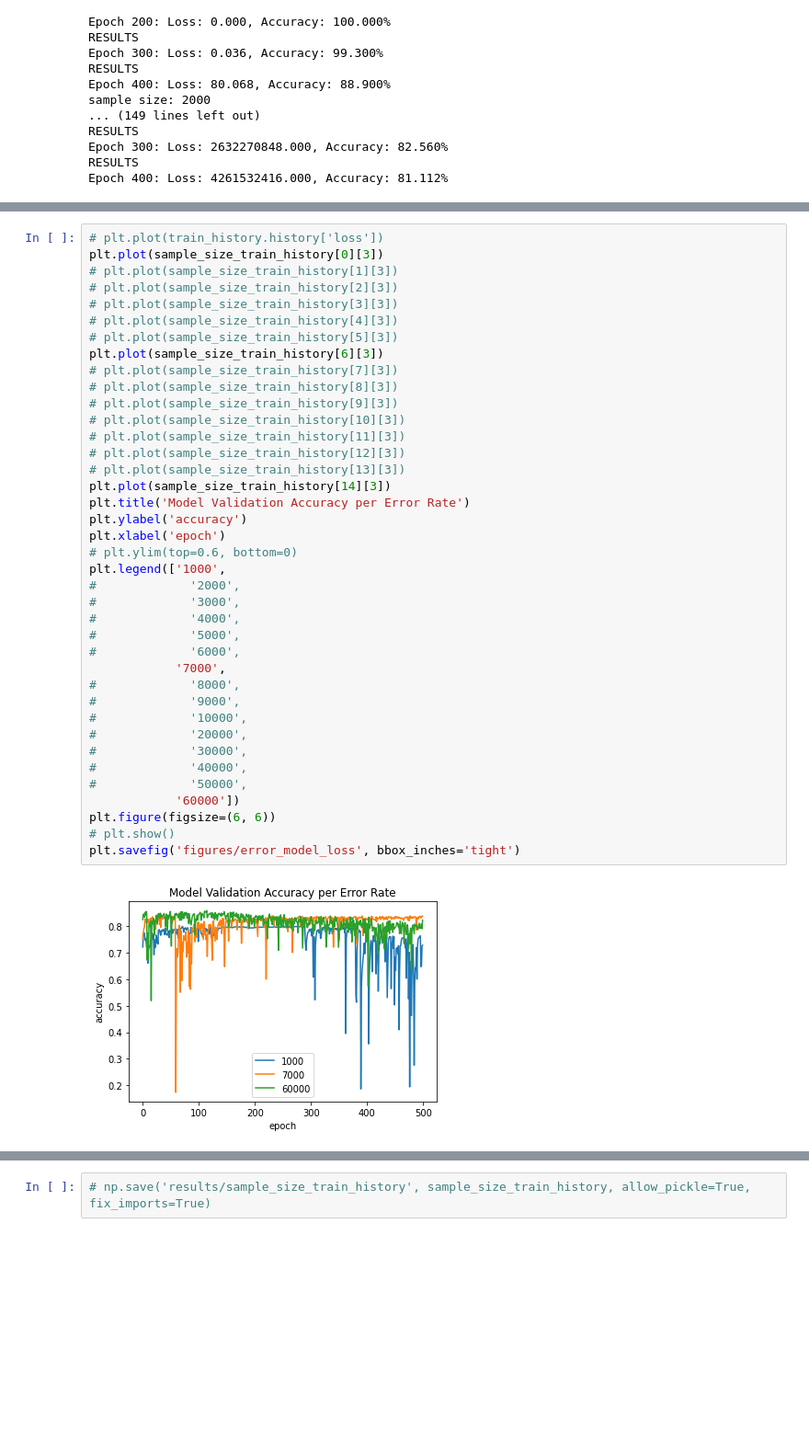
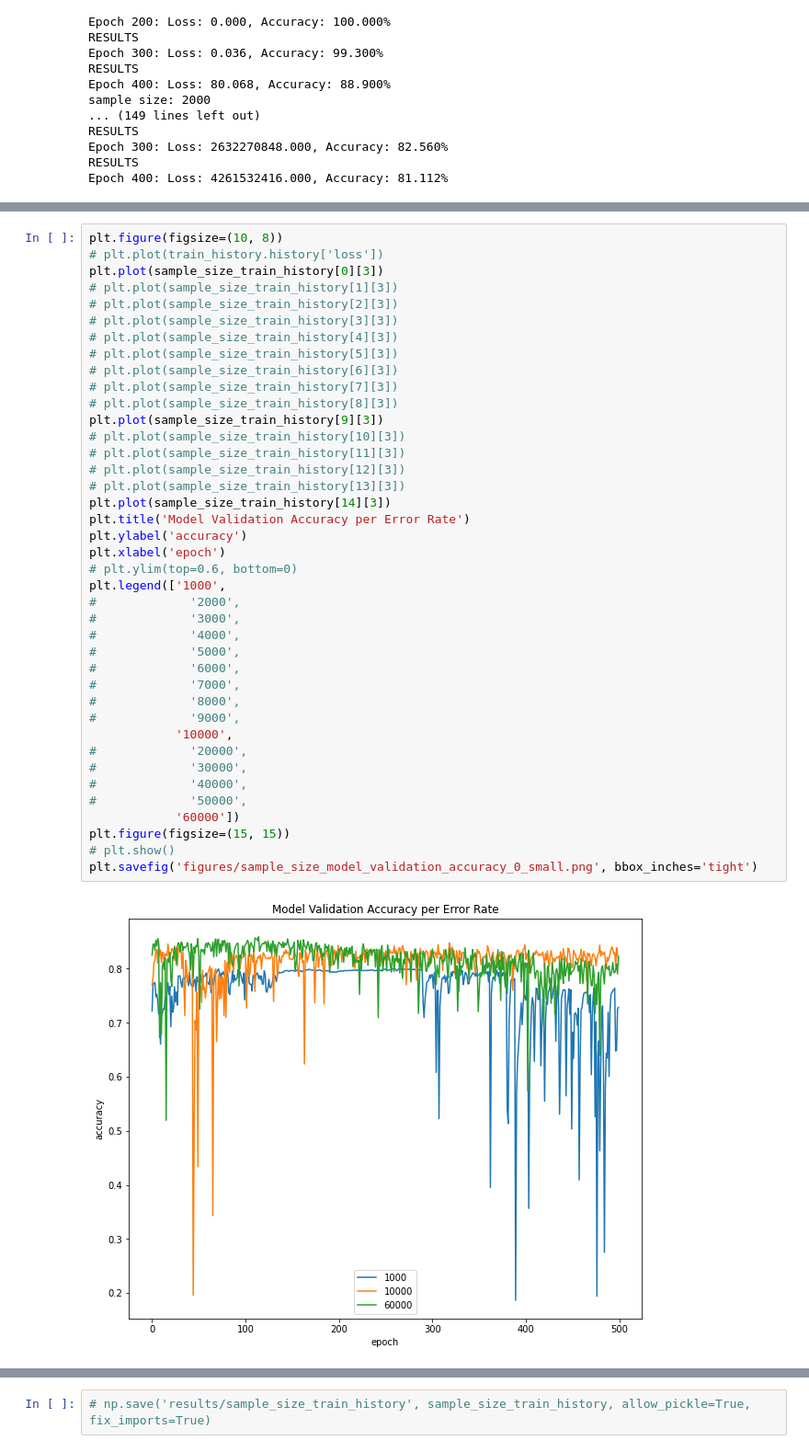
Before and after one commit to dPhanekham/tf2_error_injection, a Jupyter notebook: iris_inject_errors/mnist_fashion_fault_injection.ipynb, the cells around one changed output, grey strips where cells are left out. Shown at 92% size. Cells and saved outputs as stored; diff of their text form; blank space fills up the shorter version.

```diff
--- a/iris_inject_errors/mnist_fashion_fault_injection.ipynb
+++ b/iris_inject_errors/mnist_fashion_fault_injection.ipynb
@@ -459,41 +534,42 @@ plt.show()
 # %%
+plt.figure(figsize=(10, 8))
 # plt.plot(train_history.history['loss'])
 plt.plot(sample_size_train_history[0][3])
 # plt.plot(sample_size_train_history[1][3])
 # plt.plot(sample_size_train_history[2][3])
 # plt.plot(sample_size_train_history[3][3])
 # plt.plot(sample_size_train_history[4][3])
 # plt.plot(sample_size_train_history[5][3])
-plt.plot(sample_size_train_history[6][3])
+# plt.plot(sample_size_train_history[6][3])
 # plt.plot(sample_size_train_history[7][3])
 # plt.plot(sample_size_train_history[8][3])
-# plt.plot(sample_size_train_history[9][3])
+plt.plot(sample_size_train_history[9][3])
 # plt.plot(sample_size_train_history[10][3])
 # plt.plot(sample_size_train_history[11][3])
 # plt.plot(sample_size_train_history[12][3])
 # plt.plot(sample_size_train_history[13][3])
 plt.plot(sample_size_train_history[14][3])
 plt.title('Model Validation Accuracy per Error Rate')
 plt.ylabel('accuracy')
 plt.xlabel('epoch')
 # plt.ylim(top=0.6, bottom=0)
 plt.legend(['1000',
 #             '2000',
 #             '3000',
 #             '4000',
 #             '5000',
 #             '6000',
-            '7000',
+#             '7000',
 #             '8000',
 #             '9000',
-#             '10000',
+            '10000',
 #             '20000',
 #             '30000',
 #             '40000',
 #             '50000',
             '60000'])
-plt.figure(figsize=(6, 6))
+plt.figure(figsize=(15, 15))
 # plt.show()
-plt.savefig('figures/error_model_loss', bbox_inches='tight')
+plt.savefig('figures/sample_size_model_validation_accuracy_0_small.png', bbox_inches='tight')
 # %% [output]
-[figure, old version]
+[figure, new version]
```
Also changed, not shown: parts of 9 cells of this notebook, 8 other files.
